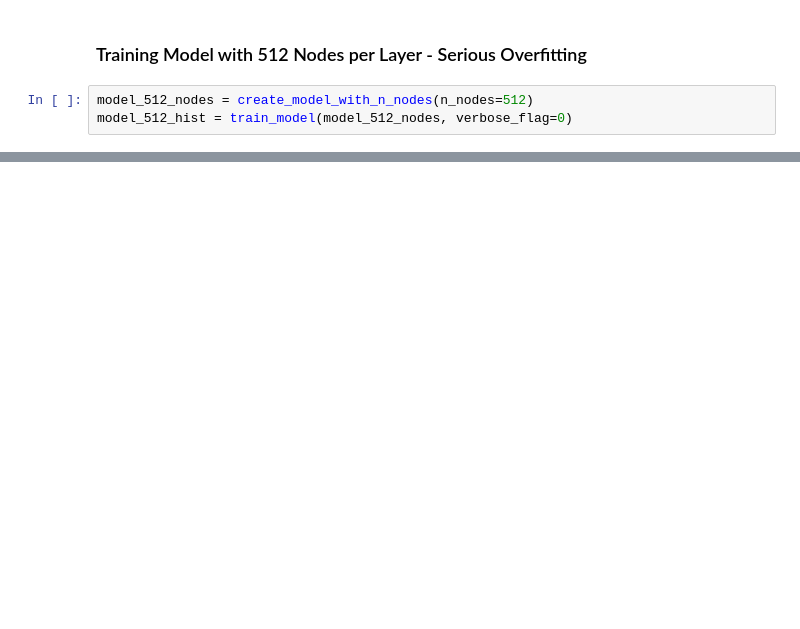
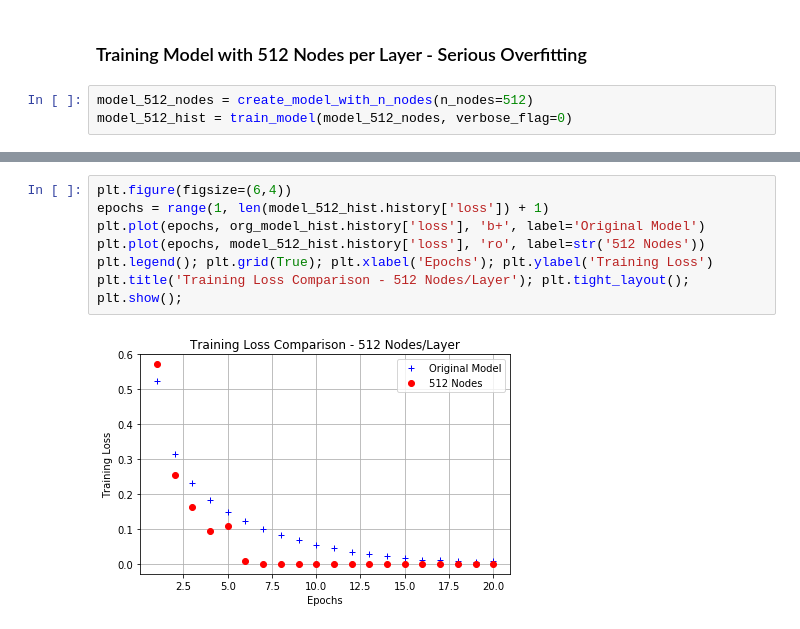
Before and after one commit to SMS-NED16/FYP-DL, a Jupyter notebook: Dl-Python-Book/chapter_4/4_1_Regularization_Repeat.ipynb, the cells around one changed output, grey strips where cells are left out. Saved outputs shown, nothing was run; the diff lists cells and outputs as text; blank space fills up the shorter version.

```diff
--- a/Dl-Python-Book/chapter_4/4_1_Regularization_Repeat.ipynb
+++ b/Dl-Python-Book/chapter_4/4_1_Regularization_Repeat.ipynb
@@ -141,0 +145,9 @@ plot_validation_data(org_model_hist, model_512_hist, title_str='Validation Loss
+# %%
+plt.figure(figsize=(6,4))
+epochs = range(1, len(model_512_hist.history['loss']) + 1)
+plt.plot(epochs, org_model_hist.history['loss'], 'b+', label='Original Model')
+plt.plot(epochs, model_512_hist.history['loss'], 'ro', label=str('512 Nodes'))
+plt.legend(); plt.grid(True); plt.xlabel('Epochs'); plt.ylabel('Training Loss')
+plt.title('Training Loss Comparison - 512 Nodes/Layer'); plt.tight_layout(); plt.show();
+# %% [output]
+[figure, added]
```
Also changed, not shown: parts of 3 cells of this notebook, 1 other file.
